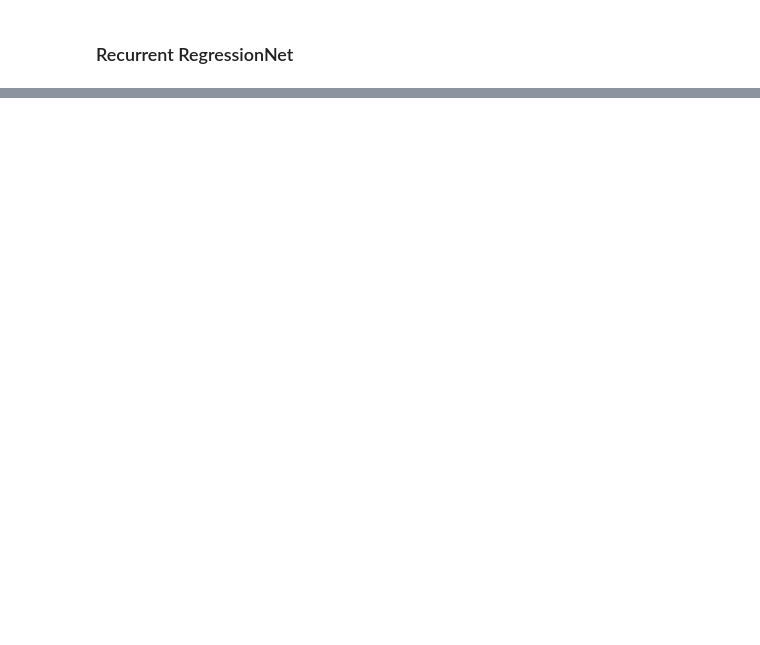
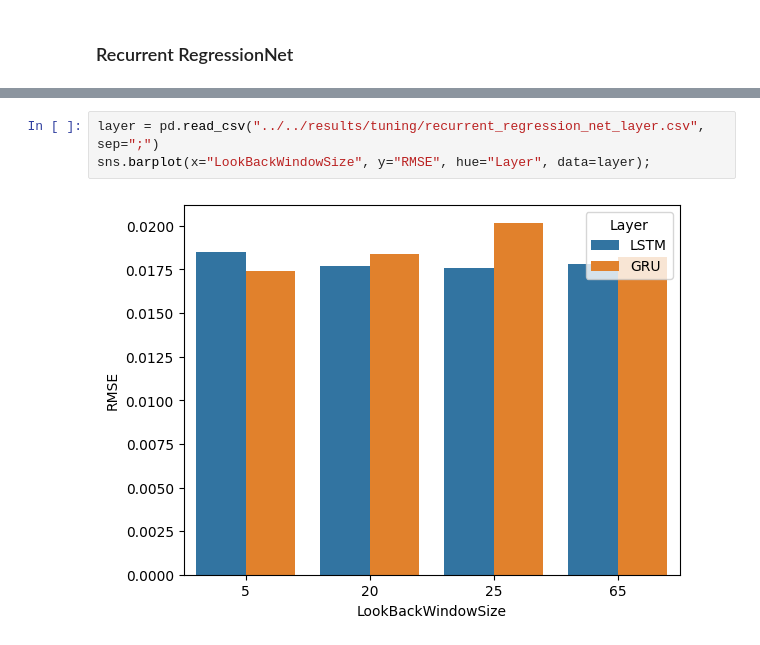
Before and after one commit to domreichl/trading-ml, a Jupyter notebook: notebooks/tuning/hypertuning_neural_nets.ipynb, the cells around one changed output, grey strips where cells are left out. Drawn from its saved outputs; the diff is of its cells as text; blank space fills up the shorter version.

```diff
--- a/notebooks/tuning/hypertuning_neural_nets.ipynb
+++ b/notebooks/tuning/hypertuning_neural_nets.ipynb
@@ -41,0 +38,5 @@ sns.barplot(x="LookBackWindowSize", y="RMSE", data=rec);
+# %%
+layer = pd.read_csv("../../results/tuning/recurrent_regression_net_layer.csv", sep=";")
+sns.barplot(x="LookBackWindowSize", y="RMSE", hue="Layer", data=layer);
+# %% [output]
+[figure, added]
```
Also changed, not shown: parts of 5 cells of this notebook, 8 other files.
